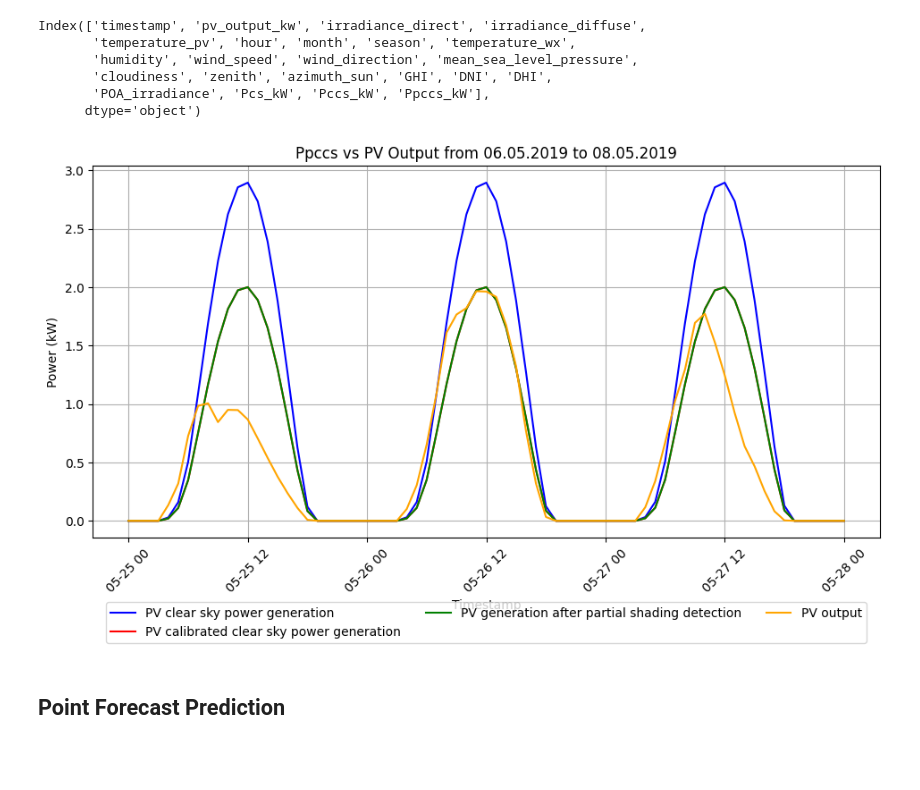
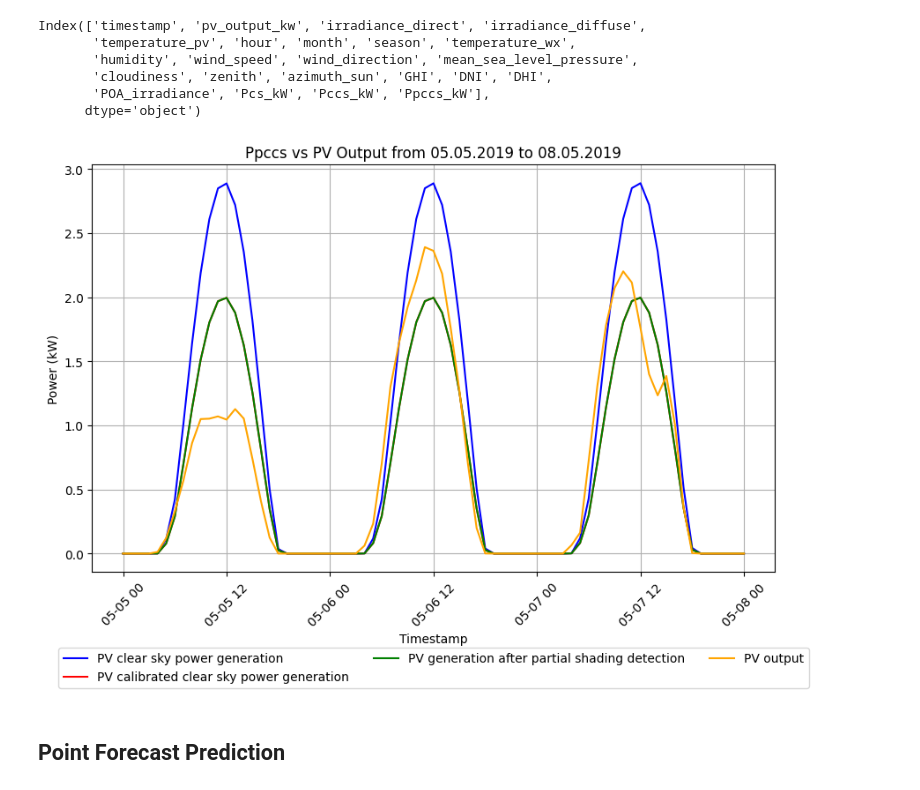
Before and after one commit to Davjes15/solar_forecasting, a Jupyter notebook: notebooks/train_pv_forecasting.ipynb, the cells around one changed output. Saved outputs shown, nothing was run; the diff lists cells and outputs as text; code cells hidden in the pictures; blank space fills up the shorter version.

Commit message:
update dates in notebook

```diff
--- a/notebooks/train_pv_forecasting.ipynb
+++ b/notebooks/train_pv_forecasting.ipynb
@@ -167,10 +165,8 @@ df.head()
 5 rows × 22 columns
 # %%
 # Plot Pcs vs pv_output_kw from 06.05.2019 to 08.05.2019
-title = "Pccs vs PV Output from 06.05.2019 to 08.05.2019"
+title = "Pccs vs PV Output from 05.05.2019 to 08.05.2019"
 plt.figure(figsize=(10, 6))
-start_date = "2019-05-05"
-end_date = "2019-05-08"
 mask = (df["timestamp"] >= start_date) & (df["timestamp"] <= end_date)
 plt.plot(df["timestamp"][mask], df["Pcs_kW"][mask], label="PV clear sky power generation", color="blue")
 plt.plot(df["timestamp"][mask], df["Pccs_kW"][mask], label="PV calibrated clear sky power generation", color="red")
@@ -218,26 +214,24 @@ Index(['timestamp', 'pv_output_kw', 'irradiance_direct', 'irradiance_diffuse',
       dtype='object')
 # %%
 # Plot Pcs vs pv_output_kw from 06.05.2019 to 08.05.2019
-title = "Ppccs vs PV Output from 06.05.2019 to 08.05.2019"
+title = "Ppccs vs PV Output from 05.05.2019 to 08.05.2019"
 plt.figure(figsize=(10, 6))
-start_date = "2019-05-25"
-end_date = "2019-05-28"
 mask = (df["timestamp"] >= start_date) & (df["timestamp"] <= end_date)
 plt.plot(df["timestamp"][mask], df["Pcs_kW"][mask], label="PV clear sky power generation", color="blue")
 plt.plot(df["timestamp"][mask], df["Pccs_kW"][mask], label="PV calibrated clear sky power generation", color="red")
 plt.plot(df["timestamp"][mask], df["Ppccs_kW"][mask], label="PV generation after partial shading detection", color="green")
 plt.plot(df["timestamp"][mask], df["pv_output_kw"][mask], label="PV output", color="orange")
 plt.xlabel("Timestamp")
 plt.ylabel("Power (kW)")
 plt.title(title)
 plt.legend(loc='lower center', bbox_to_anchor=(0.5, -0.3), ncol=3)
 plt.grid()
 plt.xticks(rotation=45)
-plt.tight_layout()
+# plt.tight_layout()
 plt.savefig(data_path / f"{title}.png")
 plt.show()
 # %% [output]
-[figure, old version]
+[figure, new version]
 # %% [markdown]
 ## Point Forecast Prediction
 # %%
```
Also changed, not shown: parts of 12 cells of this notebook.
